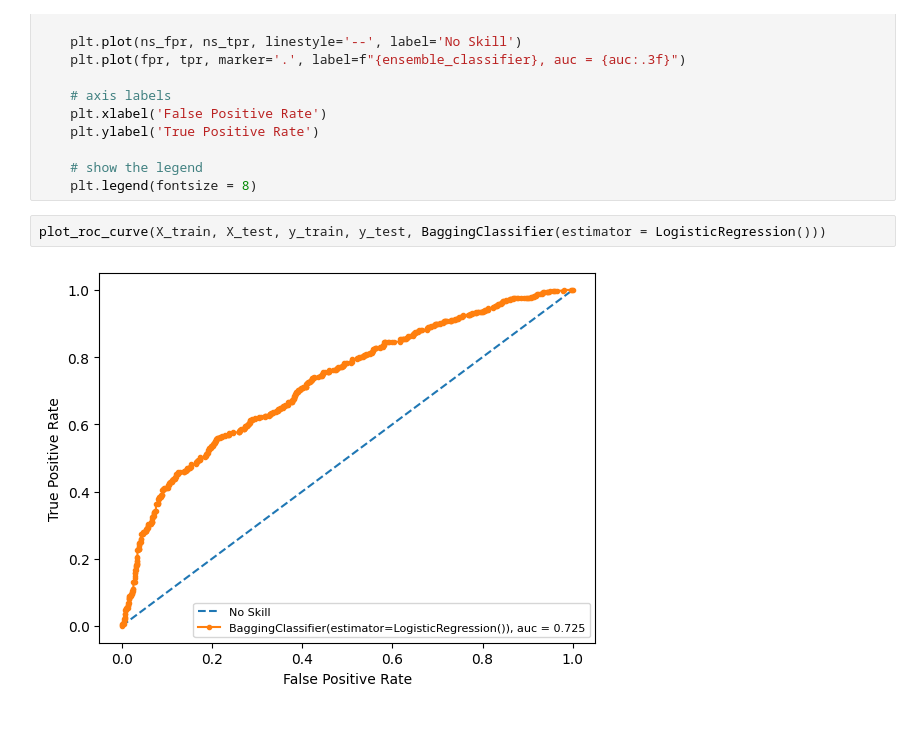
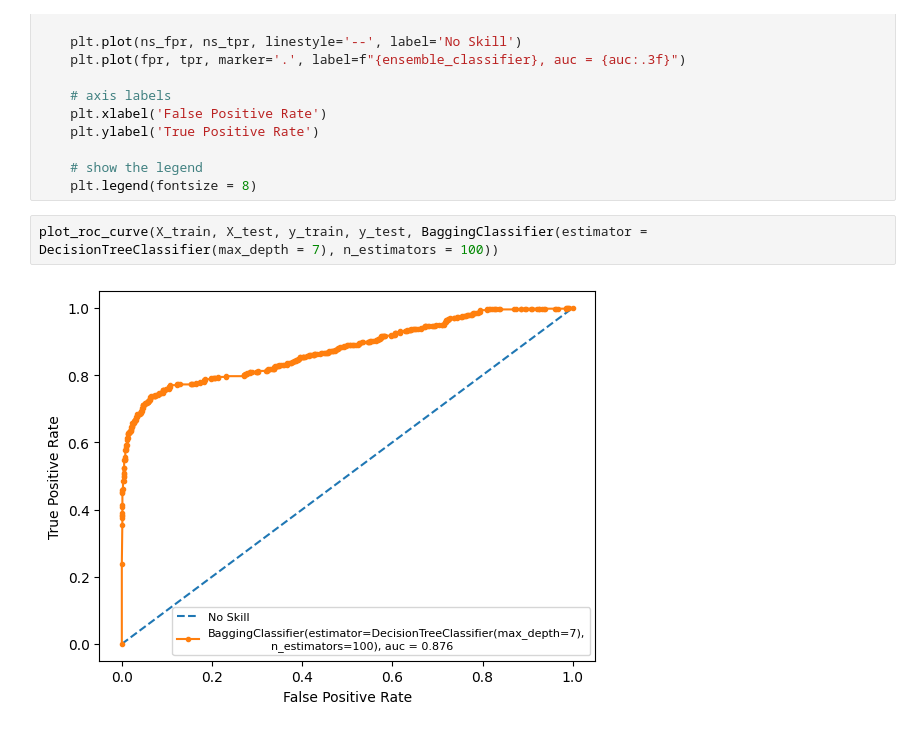
Before and after one commit to Oren-BenA/Classification_project, a Jupyter notebook: Classification_project_Oren.ipynb, the cells around one changed output. Cells and saved outputs as stored; diff of their text form.

```diff
--- a/Classification_project_Oren.ipynb
+++ b/Classification_project_Oren.ipynb
@@ -204,6 +194,6 @@ def plot_roc_curve(X_train, X_test, y_train, y_test, ensemble_classifier):
     # show the legend
     plt.legend(fontsize = 8)
 # %%
-plot_roc_curve(X_train, X_test, y_train, y_test, BaggingClassifier(estimator = LogisticRegression()))
+plot_roc_curve(X_train, X_test, y_train, y_test, BaggingClassifier(estimator = DecisionTreeClassifier(max_depth = 7), n_estimators = 100))
 # %% [output]
-[figure, old version]
+[figure, new version]
```
Also changed, not shown: parts of 10 cells of this notebook.
